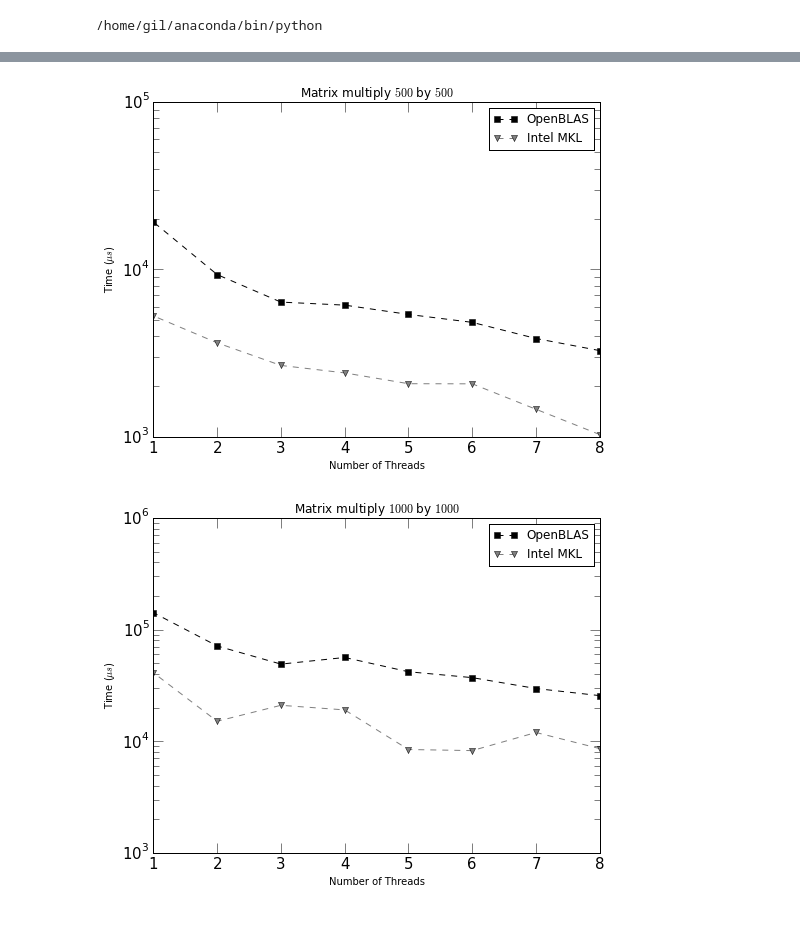
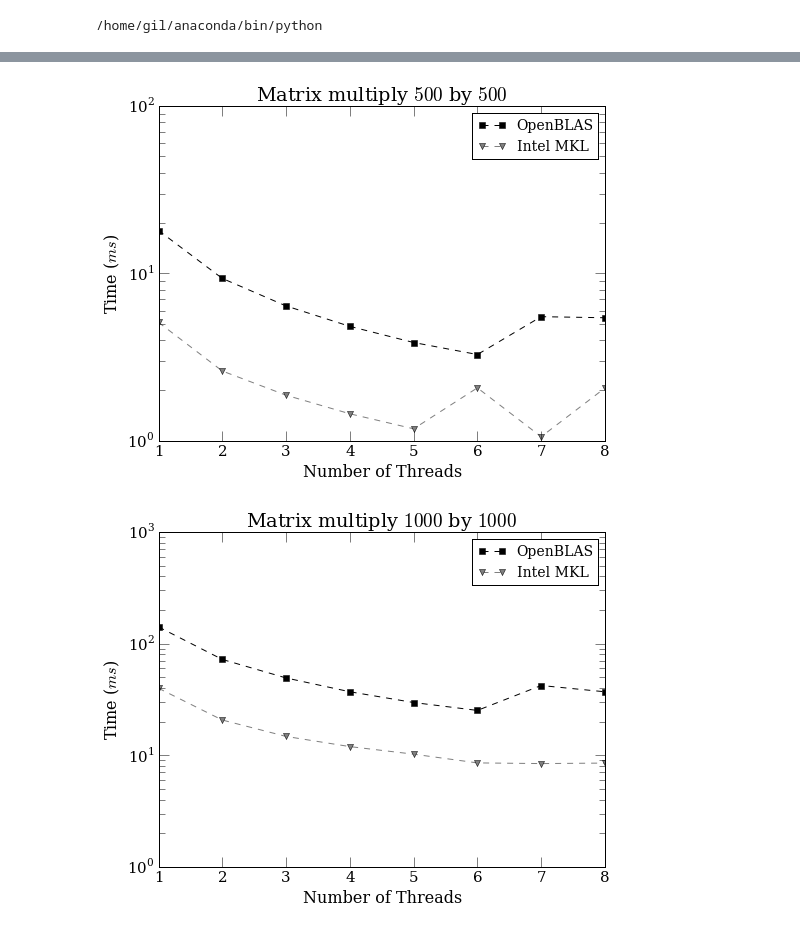
Before and after one commit to gforsyth/openblas.vs.mkl, a Jupyter notebook: Thread.Comparison.ipynb, the cells around one changed output, grey strips where cells are left out. Cells and saved outputs as stored; diff of their text form; code cells hidden in the pictures.

Commit message:
update to use ordereddict and actually plot the results correctly
with credit to http://stackoverflow.com/a/9001529 for the info on
ordered dictionaries.  phew

```diff
--- a/Thread.Comparison.ipynb
+++ b/Thread.Comparison.ipynb
@@ -52,12 +53,28 @@ import numpy
-# %%
-results_openblas = pickle.load(open('results_openblas.pkl','rb'))
-results_mkl = pickle.load(open('results_mkl.pkl','rb'))
+# %%
+#open pickled dictionaries
+data1 = open('results_openblas.pkl','rb')
+data2 = open('results_mkl.pkl','rb')
+
+#load pickled dictionary and change to ordereddict (sorted by insertion order)
+#thanks http://stackoverflow.com/a/9001529
+results_openblas = pickle.load(data1)
+results_openblas = collections.OrderedDict(sorted(results_openblas.items()))
+results_mkl = pickle.load(data2)
+results_mkl = collections.OrderedDict(sorted(results_mkl.items()))
+
+#close the file objects
+data1.close()
+data2.close()
 # %%
 oblas = numpy.empty(3, dtype=numpy.ndarray)
 mkl = numpy.empty(3, dtype=numpy.ndarray)
 for x in [0,1,2]:
-    oblas[x] = [key for counter in sorted(results_openblas.values()) for key in counter[x:x+1]]
-    mkl[x] = [key for counter in sorted(results_mkl.values()) for key in counter[x:x+1]]
+    oblas[x] = numpy.array([key for counter in results_openblas.values() for key in counter[x:x+1]])
+    mkl[x] = numpy.array([key for counter in results_mkl.values() for key in counter[x:x+1]])
 # %%
 from matplotlib import pyplot
 %matplotlib inline
+
+from matplotlib import rcParams
+rcParams['font.family'] = 'serif'
+rcParams['font.size'] = 16
@@ -64,18 +83,18 @@ from matplotlib import pyplot
 # %%
 matsizes = [500,1000,2000]
 
 for i, n in enumerate(matsizes):
 
     fig = pyplot.figure(figsize=(8,6))
     plot = fig.add_subplot(111)
-    pyplot.semilogy(numpy.arange(8,0,-1),oblas[i], color='black', linestyle='dashed', marker='s', label='OpenBLAS')
-    pyplot.semilogy(numpy.arange(8,0,-1),mkl[i], color='grey', linestyle='dashed', marker='v', label='Intel MKL')
+    pyplot.semilogy(numpy.arange(1,9),oblas[i]/1000, color='black', linestyle='dashed', marker='s', label='OpenBLAS')
+    pyplot.semilogy(numpy.arange(1,9),mkl[i]/1000, color='grey', linestyle='dashed', marker='v', label='Intel MKL')
     pyplot.xlabel('Number of Threads')
-    pyplot.ylabel('Time ($\mu s$)')
-    pyplot.legend()
+    pyplot.ylabel('Time ($ms$)')
+    pyplot.legend(fontsize=14)
     pyplot.title('Matrix multiply ${}$ by ${}$'.format(n,n))
     plot.tick_params(length=10, axis='both', which='major', labelsize=15)
     plot.tick_params(length=6, axis='y', which='minor')
 # %% [output]
-[figure, old version]
+[figure, new version]
-[figure, old version]
+[figure, new version]
```
Also changed, not shown: parts of 5 cells of this notebook.
